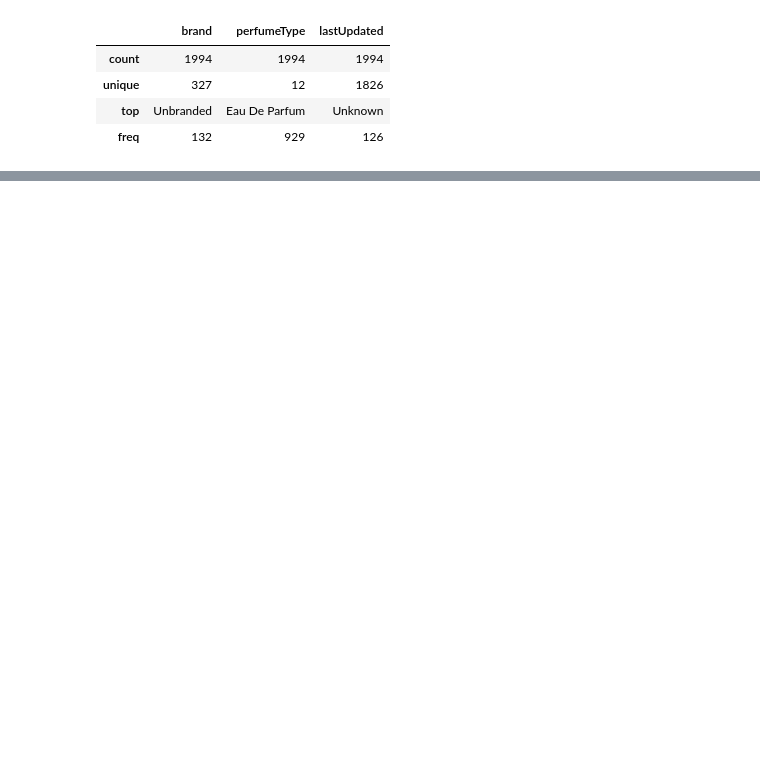
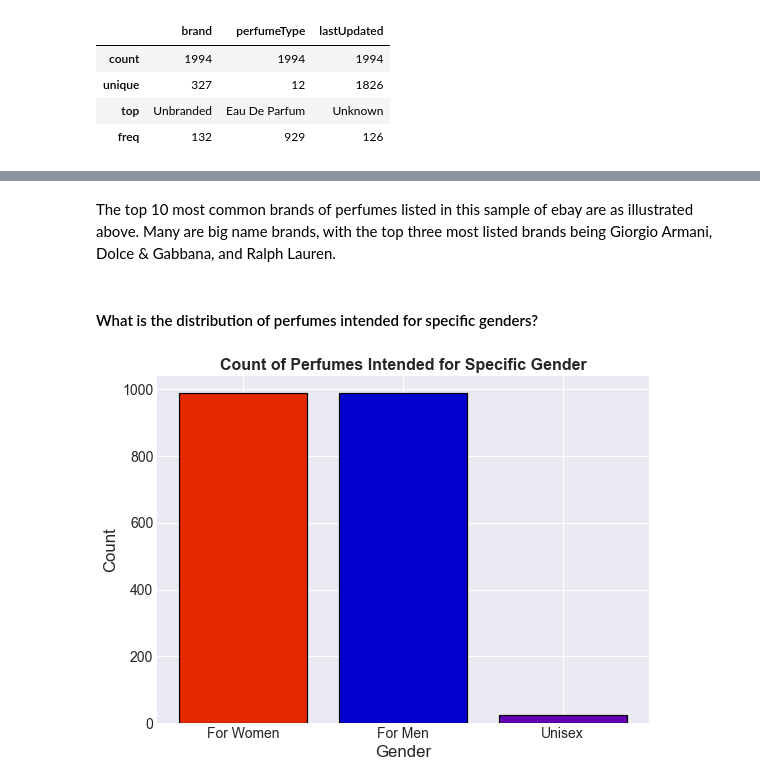
Before and after one commit to TrinityGahagen2K/ebay-perfume-analysis, a Jupyter notebook: ebay_perfume_analysis.ipynb, the cells around one changed output, grey strips where cells are left out. Drawn from its saved outputs; the diff is of its cells as text; code cells hidden in the pictures; blank space fills up the shorter version.

```diff
--- a/ebay_perfume_analysis.ipynb
+++ b/ebay_perfume_analysis.ipynb
@@ -612,0 +546,21 @@ plt.tight_layout();
+# %% [markdown]
+The top 10 most common brands of perfumes listed in this sample of ebay are as illustrated above. Many are big name brands, with the top three most listed brands being Giorgio Armani, Dolce & Gabbana, and Ralph Lauren.
+# %% [markdown]
+#### What is the distribution of perfumes intended for specific genders?
+# %%
+# What is the distribution of perfume types?
+fig, ax = plt.subplots(figsize=(8, 6))
+
+count_of_women = perfumes_clean['forWomen'].sum()
+count_of_men = perfumes_clean['forMen'].sum()
+count_of_unisex = perfumes_clean['unisex'].sum()
+
+ax.bar(x=[1, 2, 3], height=[count_of_women, count_of_men, count_of_unisex], color=[red_colors[5], blue_colors[5], purple_colors[5]], edgecolor='black', linewidth=1.2)
+ax.set_xticks([1, 2, 3])
+ax.set_xticklabels(['For Women', 'For Men', 'Unisex'])
+ax.set_title('Count of Perfumes Intended for Specific Gender')
+ax.set_xlabel('Gender')
+ax.set_ylabel('Count')
+plt.tight_layout();
+# %% [output]
+[figure, added]
```
Also changed, not shown: parts of 72 cells of this notebook.
